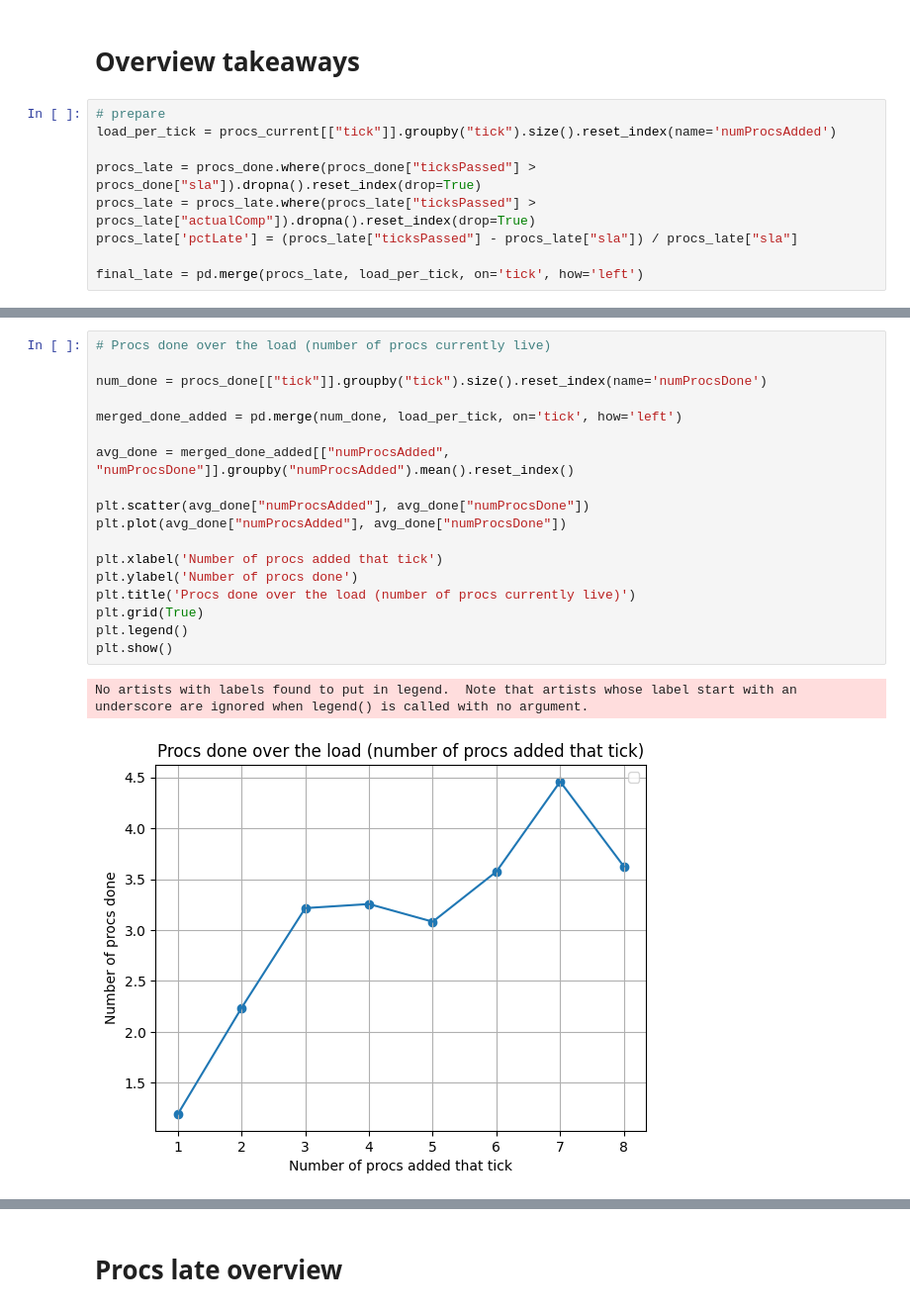
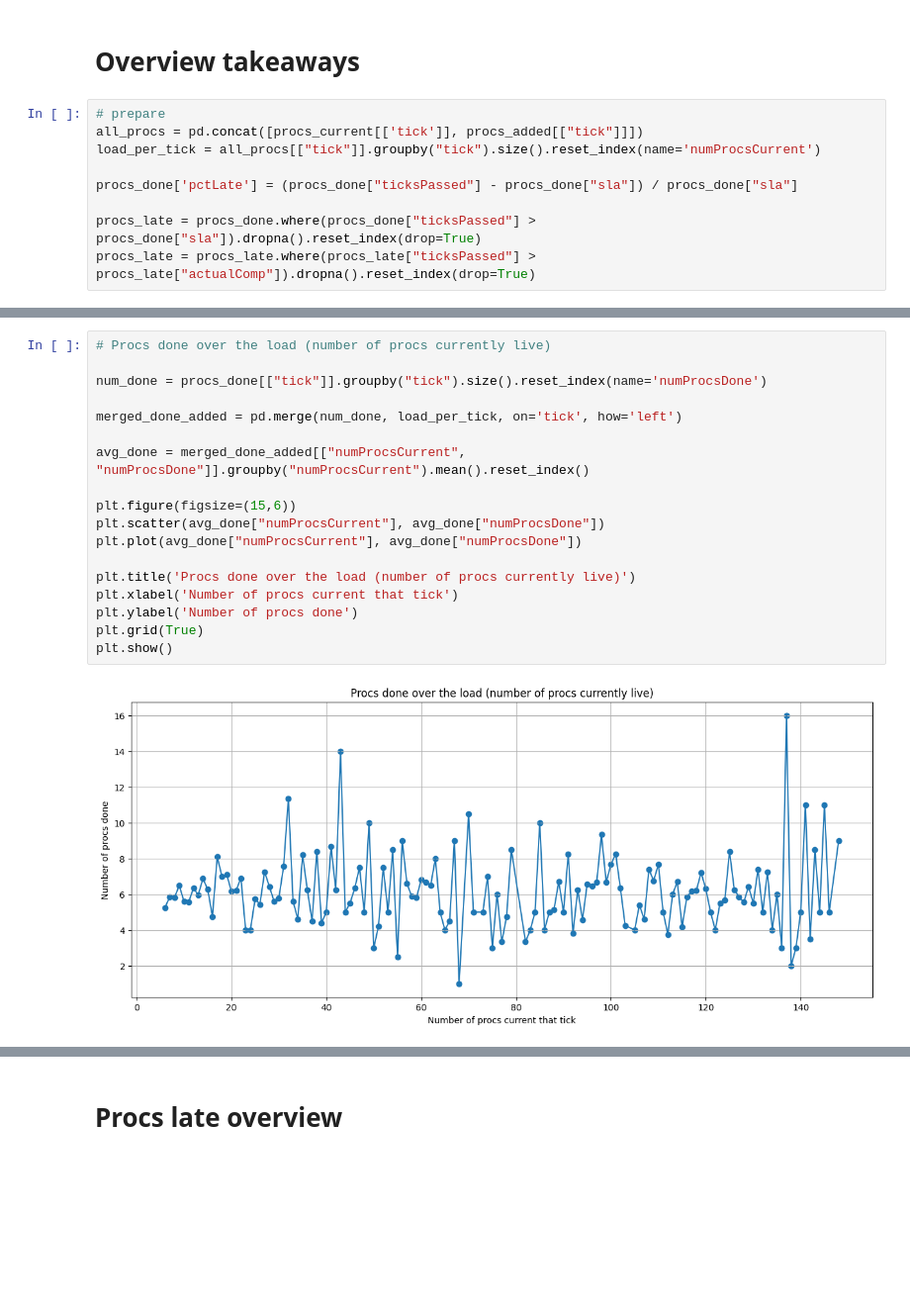
Before and after one commit to hannahmanuela/scheduler-simulator, a Jupyter notebook: results/analyze_output.ipynb, the cells around one changed output, grey strips where cells are left out. Shown at 99% size. Cells and saved outputs as stored; diff of their text form; blank space fills up the shorter version.

```diff
--- a/results/analyze_output.ipynb
+++ b/results/analyze_output.ipynb
@@ -23,10 +23,10 @@ sched_decisions = pd.read_csv("sched.txt", index_col=None, names=["tick", "machi
 # Overview takeaways
 # %%
 # prepare
-load_per_tick = procs_current[["tick"]].groupby("tick").size().reset_index(name='numProcsAdded')
+all_procs = pd.concat([procs_current[['tick']], procs_added[["tick"]]])
+load_per_tick = all_procs[["tick"]].groupby("tick").size().reset_index(name='numProcsCurrent')
+
+procs_done['pctLate'] = (procs_done["ticksPassed"] - procs_done["sla"]) / procs_done["sla"]
 
 procs_late = procs_done.where(procs_done["ticksPassed"] > procs_done["sla"]).dropna().reset_index(drop=True)
 procs_late = procs_late.where(procs_late["ticksPassed"] > procs_late["actualComp"]).dropna().reset_index(drop=True)
-procs_late['pctLate'] = (procs_late["ticksPassed"] - procs_late["sla"]) / procs_late["sla"]
-
-final_late = pd.merge(procs_late, load_per_tick, on='tick', how='left')
@@ -56,24 +94,23 @@ plt.show()
 # %%
 # Procs done over the load (number of procs currently live)
 
 num_done = procs_done[["tick"]].groupby("tick").size().reset_index(name='numProcsDone')
 
 merged_done_added = pd.merge(num_done, load_per_tick, on='tick', how='left')
 
-avg_done = merged_done_added[["numProcsAdded", "numProcsDone"]].groupby("numProcsAdded").mean().reset_index()
+avg_done = merged_done_added[["numProcsCurrent", "numProcsDone"]].groupby("numProcsCurrent").mean().reset_index()
 
-plt.scatter(avg_done["numProcsAdded"], avg_done["numProcsDone"])
-plt.plot(avg_done["numProcsAdded"], avg_done["numProcsDone"])
+plt.figure(figsize=(15,6))
+plt.scatter(avg_done["numProcsCurrent"], avg_done["numProcsDone"])
+plt.plot(avg_done["numProcsCurrent"], avg_done["numProcsDone"])
 
-plt.xlabel('Number of procs added that tick')
+plt.title('Procs done over the load (number of procs currently live)')
+plt.xlabel('Number of procs current that tick')
 plt.ylabel('Number of procs done')
-plt.title('Procs done over the load (number of procs currently live)')
 plt.grid(True)
-plt.legend()
 plt.show()
 # %% [output]
-No artists with labels found to put in legend.  Note that artists whose label start with an underscore are ignored when legend() is called with no argument.
-[figure, old version]
+[figure, new version]
 # %%
 # procs late
 avg_pct_late = procs_late['pctLate'].mean()
```
Also changed, not shown: parts of 4 cells of this notebook, 8 other files.
